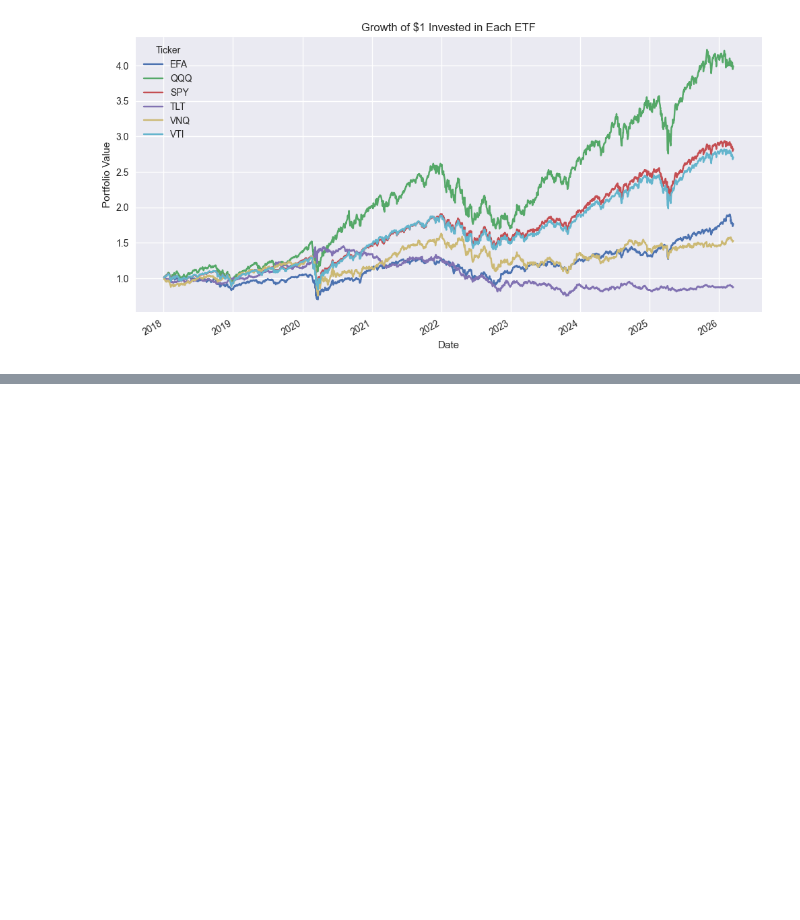
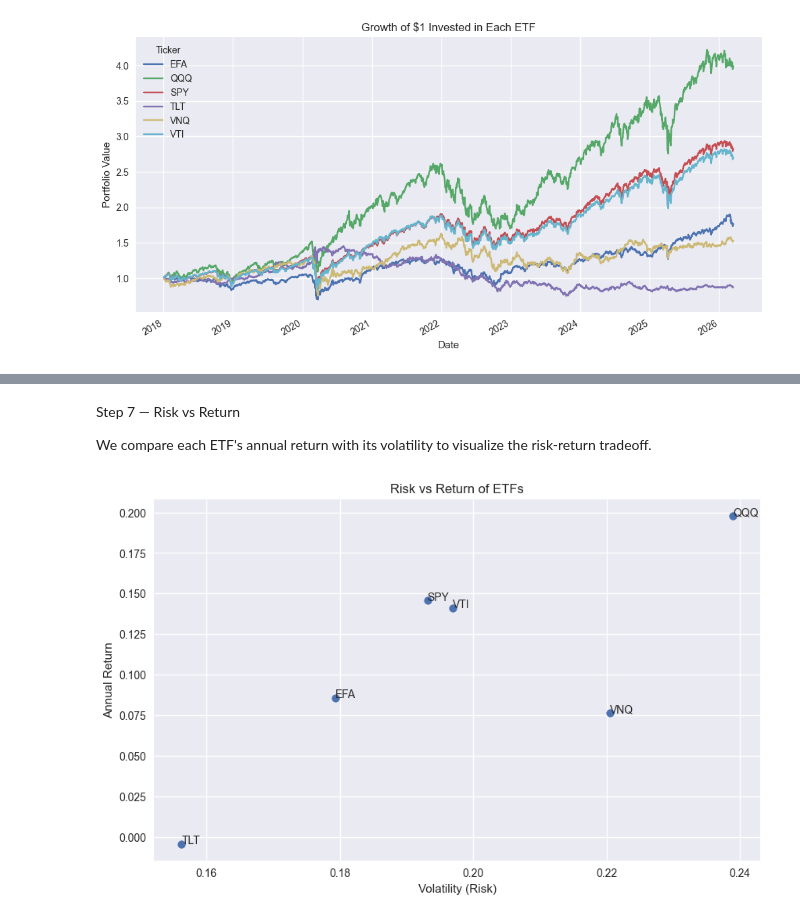
Before and after one commit to ishtrenjhen-a11y/finance-project-1, a Jupyter notebook: notebooks/portfolio_analysis.ipynb, the cells around one changed output, grey strips where cells are left out. Saved outputs shown, nothing was run; the diff lists cells and outputs as text; code cells hidden in the pictures; blank space fills up the shorter version.

```diff
--- a/notebooks/portfolio_analysis.ipynb
+++ b/notebooks/portfolio_analysis.ipynb
@@ -74,0 +84,3 @@ plt.show()
+# %%
+annual_returns = returns.mean() * 252
+annual_returns
@@ -74,0 +101,3 @@ plt.show()
+# %%
+annual_volatility = returns.std() * np.sqrt(252)
+annual_volatility
@@ -74,0 +113,21 @@ plt.show()
+# %% [markdown]
+Step 7 — Risk vs Return
+
+We compare each ETF's annual return with its volatility
+to visualize the risk-return tradeoff.
+# %%
+plt.figure(figsize=(10,6))
+
+plt.scatter(annual_volatility, annual_returns)
+
+for ticker in annual_returns.index:
+    plt.annotate(ticker,
+                 (annual_volatility[ticker], annual_returns[ticker]))
+
+plt.xlabel("Volatility (Risk)")
+plt.ylabel("Annual Return")
+plt.title("Risk vs Return of ETFs")
+plt.savefig("../visualisations/risk_return_chart.png")
+plt.show()
+# %% [output]
+[figure, added]
```
Also changed, not shown: parts of 21 cells of this notebook, 1 other file.
